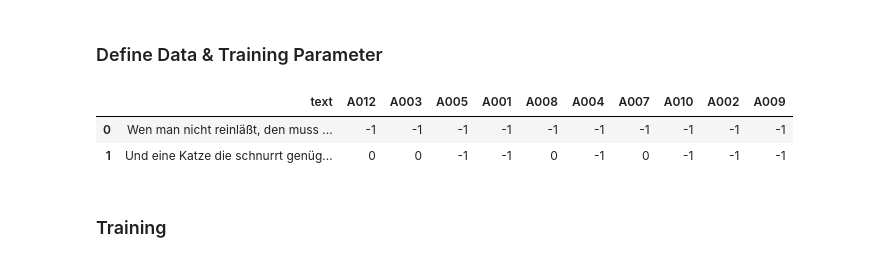
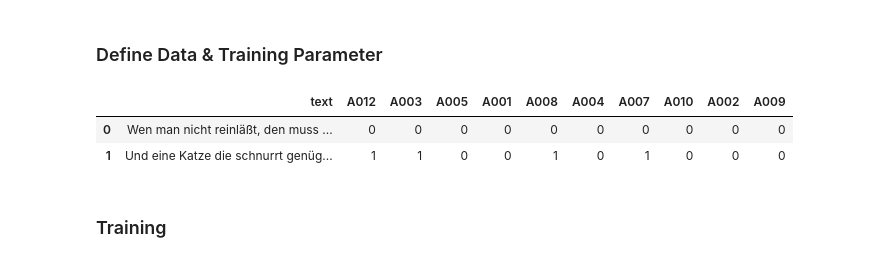
Before and after one commit to piadonabauer/GermEval2024, a Jupyter notebook: model_generation/multitask_bert.ipynb, the cells around one changed output. Drawn from its saved outputs; the diff is of its cells as text; code cells hidden in the pictures.

```diff
--- a/model_generation/multitask_bert.ipynb
+++ b/model_generation/multitask_bert.ipynb
@@ -333,12 +333,12 @@ def compute_class_weights(df, annotator_column):
 # %%
 path='df_train_original.csv'
 # order: df normal, df binary, df multi-class
-_, _, df = get_train_df(split=3, path=path, upsample=False, lemmat=False)
+_, df, _ = get_train_df(split=3, path=path, upsample=False, lemmat=False)
 df.head(2)
 # %% [output]
 |  | text | A012 | A003 | A005 | A001 | A008 | A004 | A007 | A010 | A002 | A009 |
-| 0 | Wen man nicht reinläßt, den muss ... | -1 | -1 | -1 | -1 | -1 | -1 | -1 | -1 | -1 | -1 |
-| 1 | Und eine Katze die schnurrt genüg... | 0 | 0 | -1 | -1 | 0 | -1 | 0 | -1 | -1 | -1 |
+| 0 | Wen man nicht reinläßt, den muss ... | 0 | 0 | 0 | 0 | 0 | 0 | 0 | 0 | 0 | 0 |
+| 1 | Und eine Katze die schnurrt genüg... | 1 | 1 | 0 | 0 | 1 | 0 | 1 | 0 | 0 | 0 |
 # %%
 def get_criterion_dict():
     """
```
Also changed, not shown: parts of 6 cells of this notebook.
